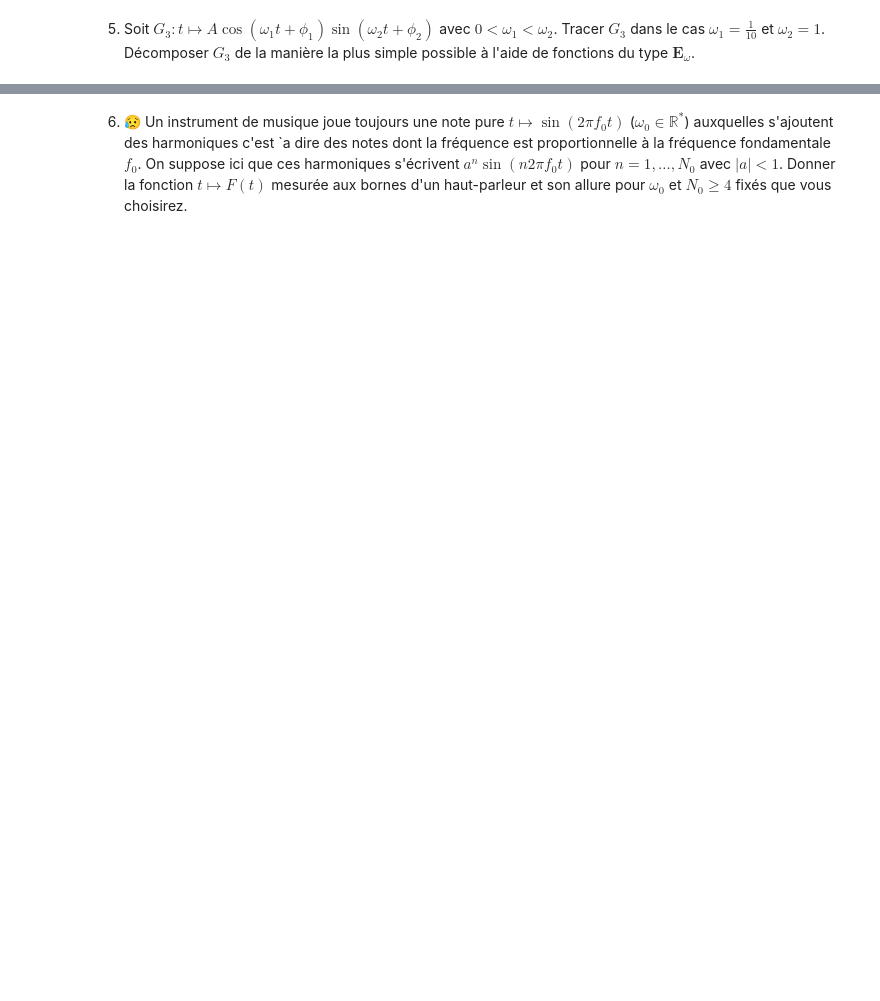
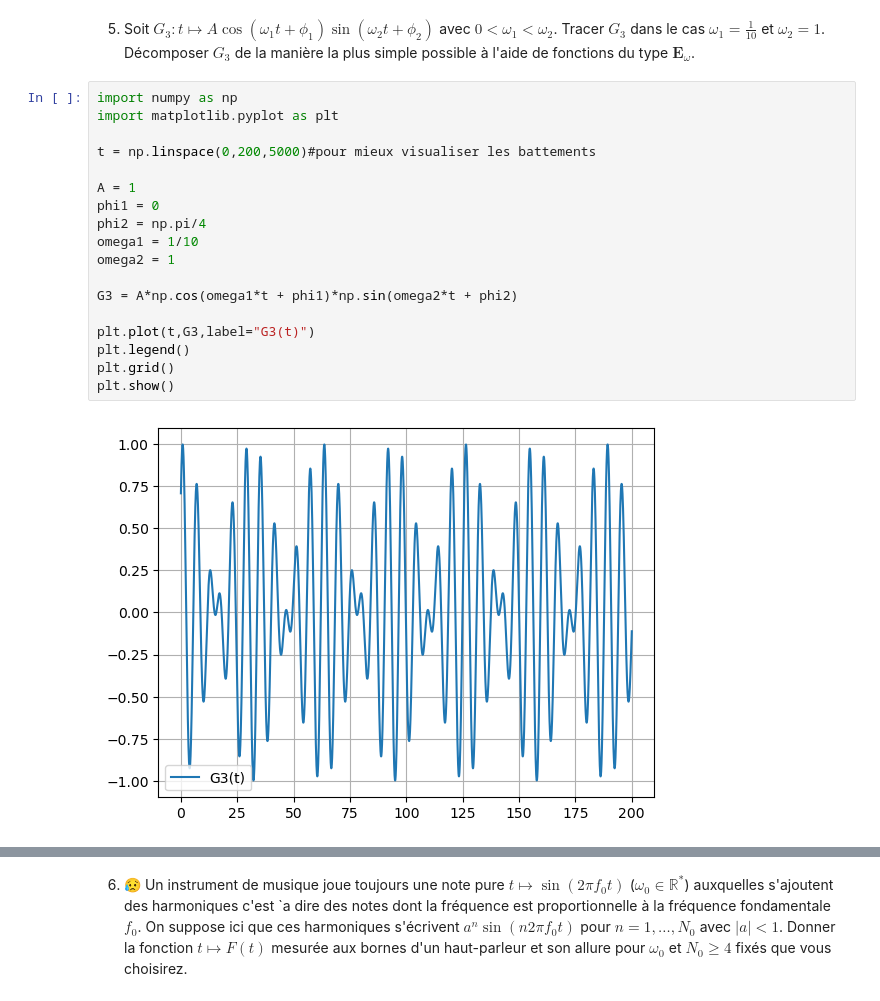
Before and after one commit to kenzalittlegenius/audio-denoising-fourier, a Jupyter notebook: DCC1_Projet_Debruitage_NoteBook.ipynb, the cells around one changed output, grey strips where cells are left out. Drawn from its saved outputs; the diff is of its cells as text; blank space fills up the shorter version.

```diff
--- a/DCC1_Projet_Debruitage_NoteBook.ipynb
+++ b/DCC1_Projet_Debruitage_NoteBook.ipynb
@@ -88,3 +279,23 @@ La fonction $G_2$ est-elle périodique ? Peut-on définir sa fréquence ?
 # %% [markdown]
 5. Soit $G_3 : t \mapsto A\cos(\omega_1 t + \phi_1)\sin(\omega_2 t + \phi_2)$ avec $0<\omega_1<\omega_2$. Tracer
 $G_3$ dans le cas $\omega_1 = \frac{1}{10}$ et $\omega_2=1$. Décomposer $G_3$ de la manière la plus simple possible à l'aide de fonctions du type $\mathbf{E}_\omega$.
+# %%
+import numpy as np
+import matplotlib.pyplot as plt
+
+t = np.linspace(0,200,5000)#pour mieux visualiser les battements
+
+A = 1
+phi1 = 0
+phi2 = np.pi/4
+omega1 = 1/10
+omega2 = 1
+
+G3 = A*np.cos(omega1*t + phi1)*np.sin(omega2*t + phi2)
+
+plt.plot(t,G3,label="G3(t)")
+plt.legend()
+plt.grid()
+plt.show()
+# %% [output]
+[figure, added]
```
Also changed, not shown: parts of 7 cells of this notebook.
